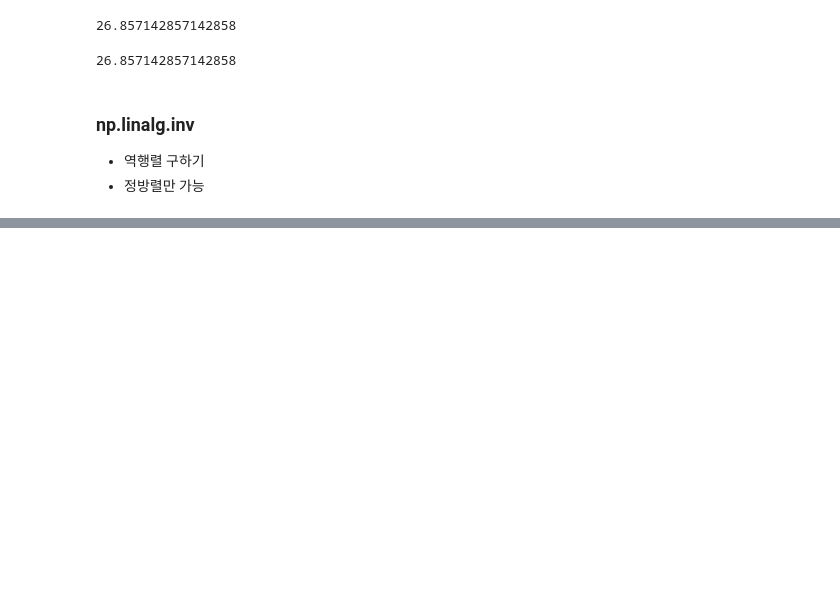
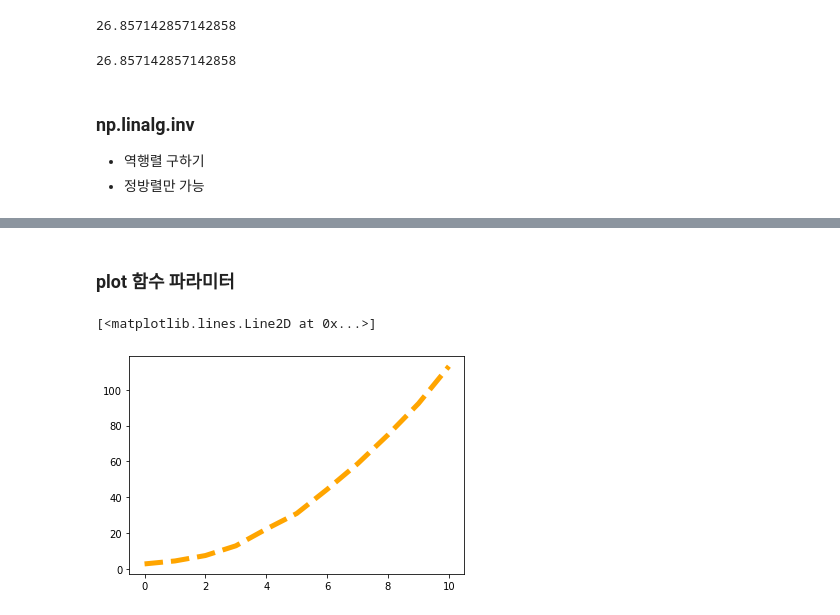
Before and after one commit to devJJinho/FastCampus_-, a Jupyter notebook: 03. 데이터 처리를 위한 Python (Numpy)/Chapter 01. ndarray .ipynb, the cells around one changed output, grey strips where cells are left out. Saved outputs shown, nothing was run; the diff lists cells and outputs as text; code cells hidden in the pictures; blank space fills up the shorter version.

```diff
--- a/03. 데이터 처리를 위한 Python (Numpy)/Chapter 01. ndarray .ipynb
+++ b/03. 데이터 처리를 위한 Python (Numpy)/Chapter 01. ndarray .ipynb
@@ -442,0 +530,7 @@ np.mean(temp[temp>25.0])
+# %% [markdown]
+### plot 함수 파라미터
+# %%
+plt.plot(x,y,'orange',linewidth=5,linestyle='--')    # => 스타일은 공식 문서에서 찾아서 입력하면 된다.
+# %% [output]
+[<matplotlib.lines.Line2D at 0x...>]
+[figure, added]
```
Also changed, not shown: parts of 22 cells of this notebook, 26 other files.
